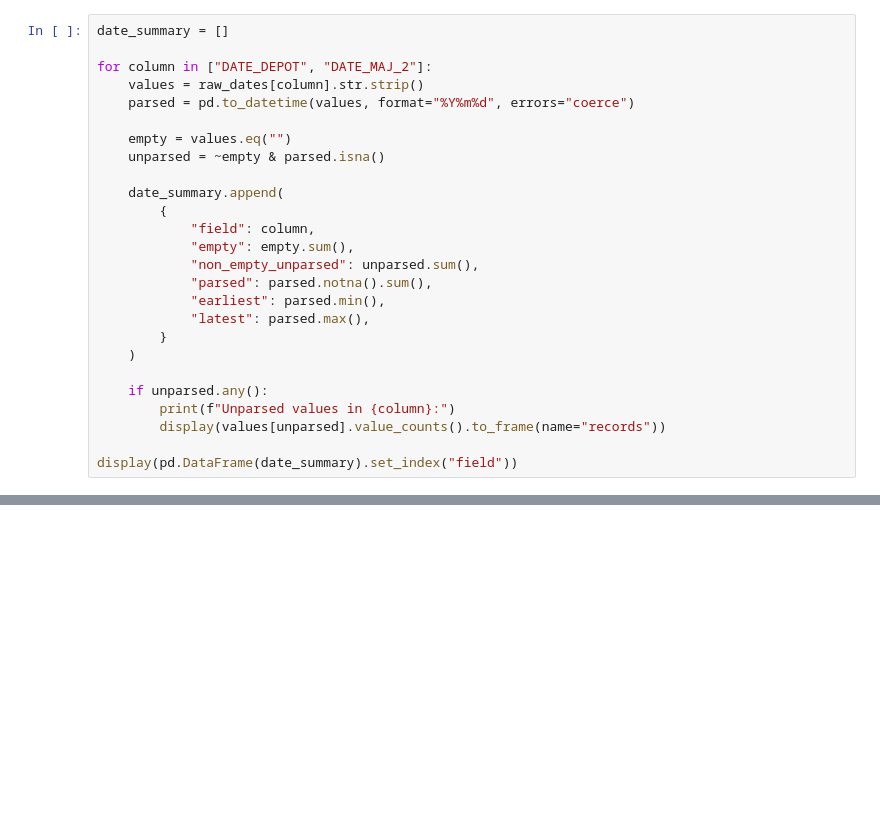
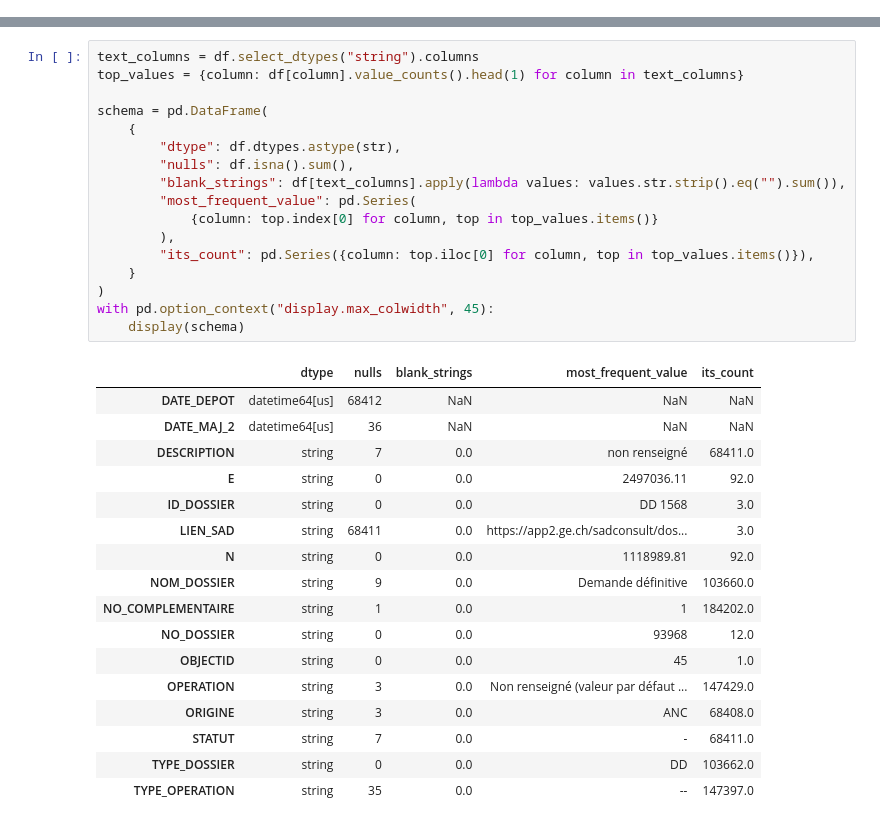
Before and after one commit to dinosmuc/geneva-building-permit-classification, a Jupyter notebook: notebooks/01_data_exploration.ipynb, the cells around one changed output, grey strips where cells are left out. Cells and saved outputs as stored; diff of their text form; blank space fills up the shorter version.

```diff
--- a/notebooks/01_data_exploration.ipynb
+++ b/notebooks/01_data_exploration.ipynb
@@ -365,26 +0,0 @@ with zipfile.ZipFile(ARCHIVE_PATH) as archive:
-# %%
-date_summary = []
-
-for column in ["DATE_DEPOT", "DATE_MAJ_2"]:
-    values = raw_dates[column].str.strip()
-    parsed = pd.to_datetime(values, format="%Y%m%d", errors="coerce")
-
-    empty = values.eq("")
-    unparsed = ~empty & parsed.isna()
-
-    date_summary.append(
-        {
-            "field": column,
-            "empty": empty.sum(),
-            "non_empty_unparsed": unparsed.sum(),
-            "parsed": parsed.notna().sum(),
-            "earliest": parsed.min(),
-            "latest": parsed.max(),
-        }
-    )
-
-    if unparsed.any():
-        print(f"Unparsed values in {column}:")
-        display(values[unparsed].value_counts().to_frame(name="records"))
-
-display(pd.DataFrame(date_summary).set_index("field"))
@@ -1081,0 +134,35 @@ Descriptions longer than 254 characters: 0
+# %%
+text_columns = df.select_dtypes("string").columns
+top_values = {column: df[column].value_counts().head(1) for column in text_columns}
+
+schema = pd.DataFrame(
+    {
+        "dtype": df.dtypes.astype(str),
+        "nulls": df.isna().sum(),
+        "blank_strings": df[text_columns].apply(lambda values: values.str.strip().eq("").sum()),
+        "most_frequent_value": pd.Series(
+            {column: top.index[0] for column, top in top_values.items()}
+        ),
+        "its_count": pd.Series({column: top.iloc[0] for column, top in top_values.items()}),
+    }
+)
+with pd.option_context("display.max_colwidth", 45):
+    display(schema)
+# %% [output]
+|  | dtype | nulls | blank_strings | most_frequent_value | its_count |
+| DATE_DEPOT | datetime64[us] | 68412 | NaN | NaN | NaN |
+| DATE_MAJ_2 | datetime64[us] | 36 | NaN | NaN | NaN |
+| DESCRIPTION | string | 7 | 0.0 | non renseigné | 68411.0 |
+| E | string | 0 | 0.0 | 2497036.11 | 92.0 |
+| ID_DOSSIER | string | 0 | 0.0 | DD 1568 | 3.0 |
+| LIEN_SAD | string | 68411 | 0.0 | https://app2.ge.ch/sadconsult/dos... | 3.0 |
+| N | string | 0 | 0.0 | 1118989.81 | 92.0 |
+| NOM_DOSSIER | string | 9 | 0.0 | Demande définitive | 103660.0 |
+| NO_COMPLEMENTAIRE | string | 1 | 0.0 | 1 | 184202.0 |
+| NO_DOSSIER | string | 0 | 0.0 | 93968 | 12.0 |
+| OBJECTID | string | 0 | 0.0 | 45 | 1.0 |
+| OPERATION | string | 3 | 0.0 | Non renseigné (valeur par défaut ... | 147429.0 |
+| ORIGINE | string | 3 | 0.0 | ANC | 68408.0 |
+| STATUT | string | 7 | 0.0 | - | 68411.0 |
+| TYPE_DOSSIER | string | 0 | 0.0 | DD | 103662.0 |
+| TYPE_OPERATION | string | 35 | 0.0 | -- | 147397.0 |
```
Also changed, not shown: parts of 163 cells of this notebook, 10 other files.
